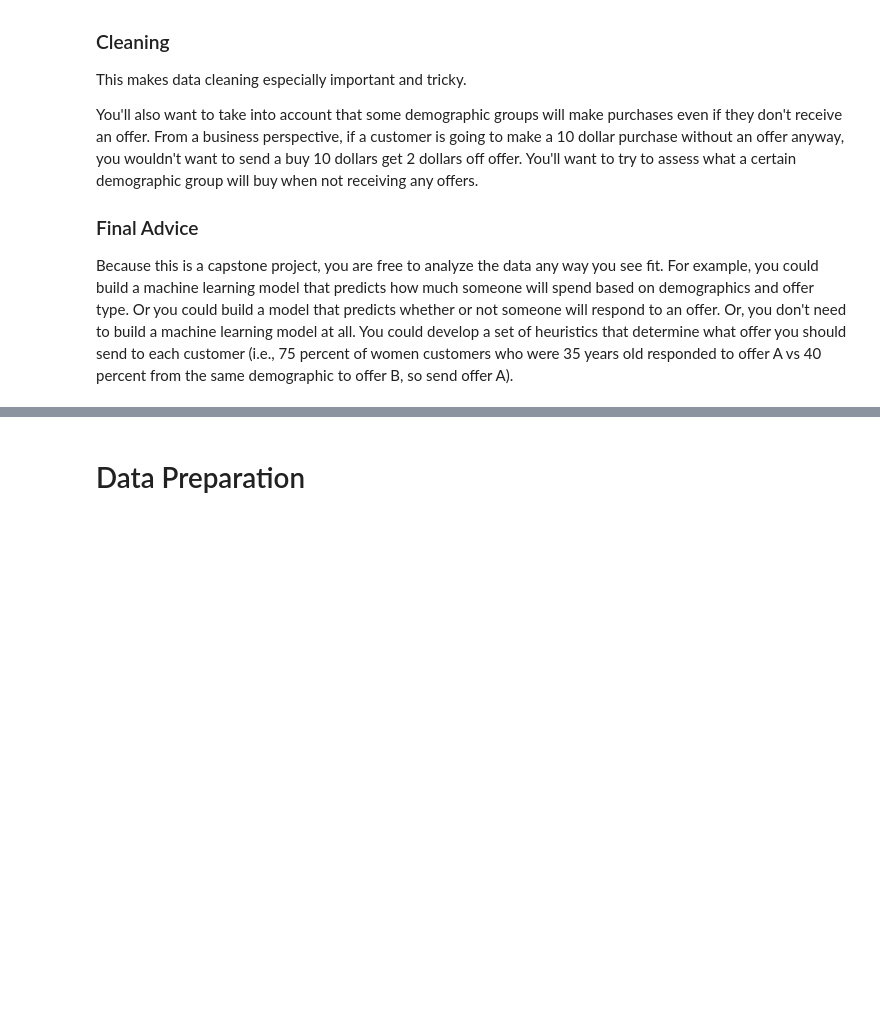
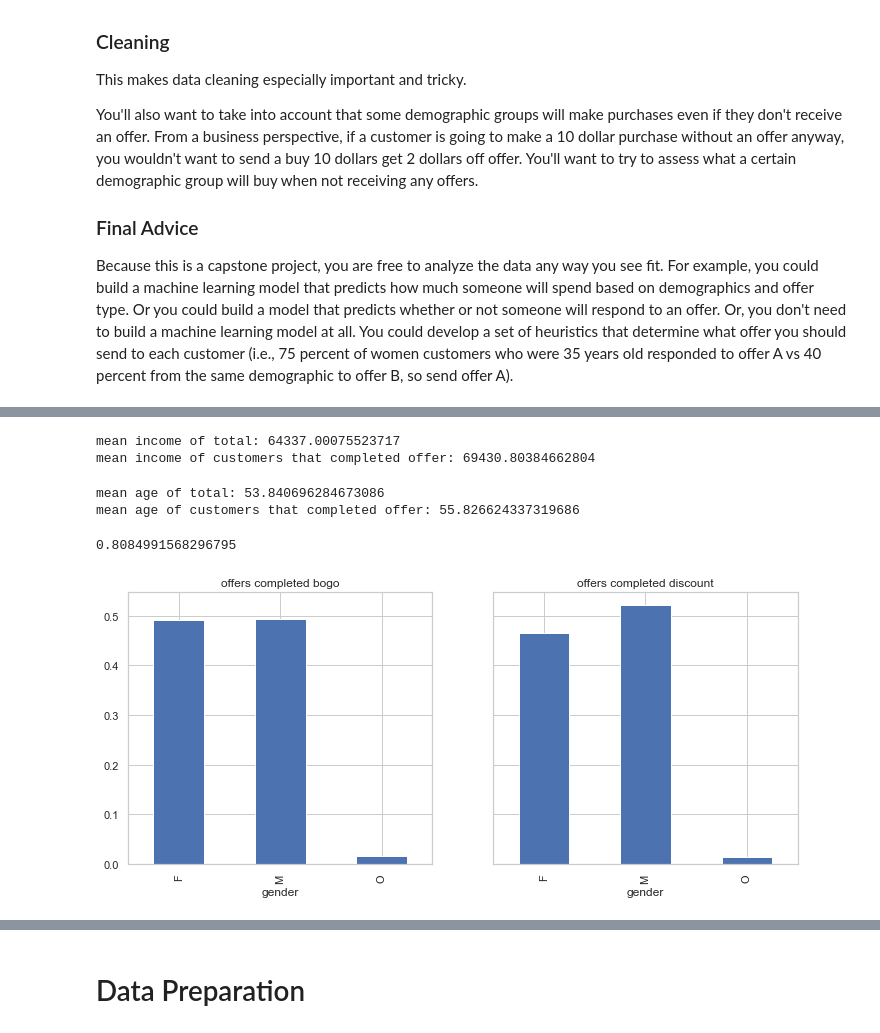
Before and after one commit to Nassim814/captsone_udacity_starbucks, a Jupyter notebook: Starbucks_Capstone_notebook.ipynb, the cells around one changed output, grey strips where cells are left out. Cells and saved outputs as stored; diff of their text form; code cells hidden in the pictures; blank space fills up the shorter version.

```diff
--- a/Starbucks_Capstone_notebook.ipynb
+++ b/Starbucks_Capstone_notebook.ipynb
@@ -87,0 +437,30 @@ transcript = pd.read_json('data/transcript.json', orient='records', lines=True)
+# %%
+# mean income
+print("mean income of total: %s" % customers_all.income.mean())
+print("mean income of customers that completed offer: %s" % customers_compl.income.mean())
+# %% [output]
+mean income of total: 64337.00075523717
+mean income of customers that completed offer: 69430.80384662804
+# %%
+# mean age
+print("mean age of total: %s" % customers_all.age.mean())
+print("mean age of customers that completed offer: %s" % customers_compl.age.mean())
+# %% [output]
+mean age of total: 53.840696284673086
+mean age of customers that completed offer: 55.826624337319686
+# %%
+# conversion rate (prior to preprocessing)
+customers_compl.person.nunique() / customers_all.person.dropna().nunique()
+# %% [output]
+0.8084991568296795
+# %%
+category_per_gender= customers_compl.groupby(["offer_category","gender"])["gender"].count()
+
+f, (ax1, ax2) = plt.subplots(1,2, figsize=(12, 5), sharey= True)
+(category_per_gender.loc["bogo"] / category_per_gender.loc[['bogo']].sum()).plot.bar(ax =ax1);
+(category_per_gender.loc["discount"] / category_per_gender.loc[['discount']].sum()).plot.bar(ax =ax2);
+
+ax1.set_title('offers completed bogo');
+ax2.set_title('offers completed discount');
+# %% [output]
+[figure, added]
```
Also changed, not shown: parts of 57 cells of this notebook, 3 other files.
